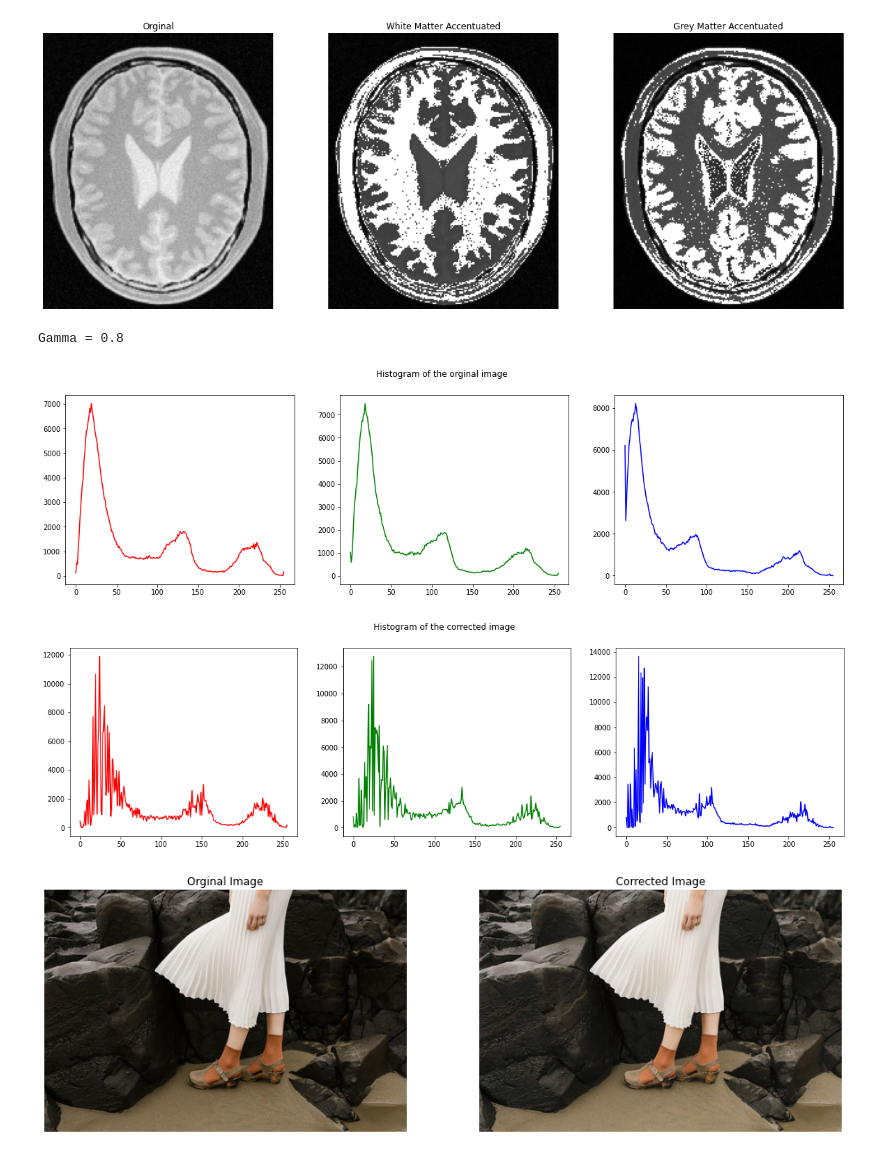
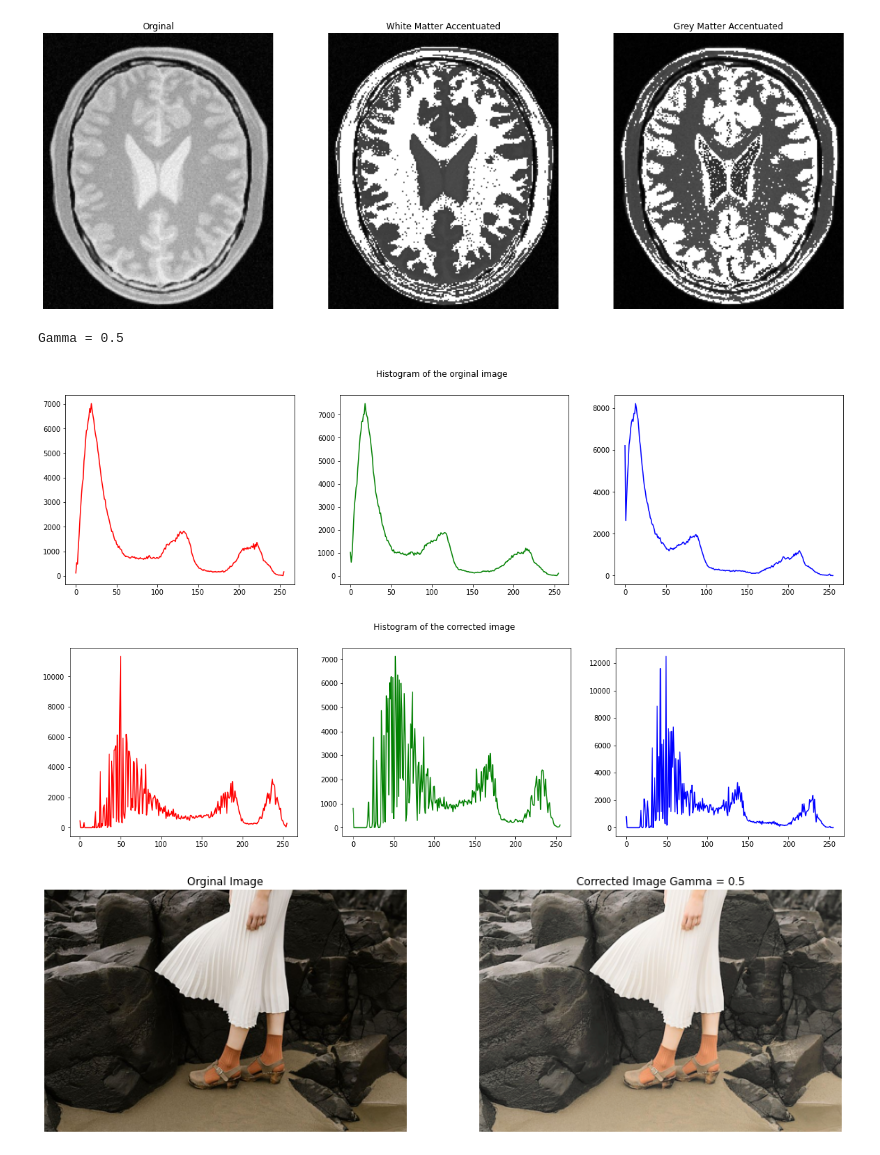
Before and after one commit to SasininduSV/EN2550-Assignment-01, a Jupyter notebook: 190648C_a01.ipynb, the cells around one changed output. Saved outputs shown, nothing was run; the diff lists cells and outputs as text; code cells hidden in the pictures.

```diff
--- a/190648C_a01.ipynb
+++ b/190648C_a01.ipynb
@@ -92,7 +92,7 @@ assert im is not None
 
 g = cv.cvtColor(im, cv.COLOR_BGR2LAB)
 
-gamma = 0.8
+gamma = 0.5
 
 for i in range(g.shape[0]):
     for j in range(g.shape[1]):
@@ -102,36 +102,35 @@ im = cv.cvtColor(im, cv.COLOR_BGR2RGB)
 g = cv.cvtColor(g, cv.COLOR_LAB2RGB)
 
 color = ('r','g','b')
 
 fig , ax = plt.subplots(1,3, figsize=(20,5))
 
 for i,c in enumerate(color):
     hist = cv.calcHist([im],[i],None,[256],[0,256])
     ax[i].plot(hist,color=c)
 plt.suptitle("Histogram of the orginal image")
 
 fig , ax = plt.subplots(1,3, figsize=(20,5))
 
 for i,c in enumerate(color):
     hist = cv.calcHist([g],[i],None,[256],[0,256])
     ax[i].plot(hist,color=c)
 plt.suptitle("Histogram of the corrected image")
 
-hist_f = cv.calcHist([g],[0],None,[256],[0,256])
-hist_g = cv.calcHist([im],[0],None,[256],[0,256])
+
 
 print("Gamma =",gamma)
 
 fig , ax = plt.subplots(1,2,figsize=(16,10))
 ax[0].imshow(im)
 ax[0].set_title("Orginal Image")
 ax[0].axis('off')
 ax[1].imshow(g)
-ax[1].set_title("Corrected Image")
+ax[1].set_title("Corrected Image Gamma = "+str(gamma))
 ax[1].axis('off')
 plt.show()
 # %% [output]
-Gamma = 0.8
+Gamma = 0.5
 [figure]
-[figure, old version]
+[figure, new version]
-[figure, old version]
+[figure, new version]
```
Also changed, not shown: parts of 1 cell of this notebook.
